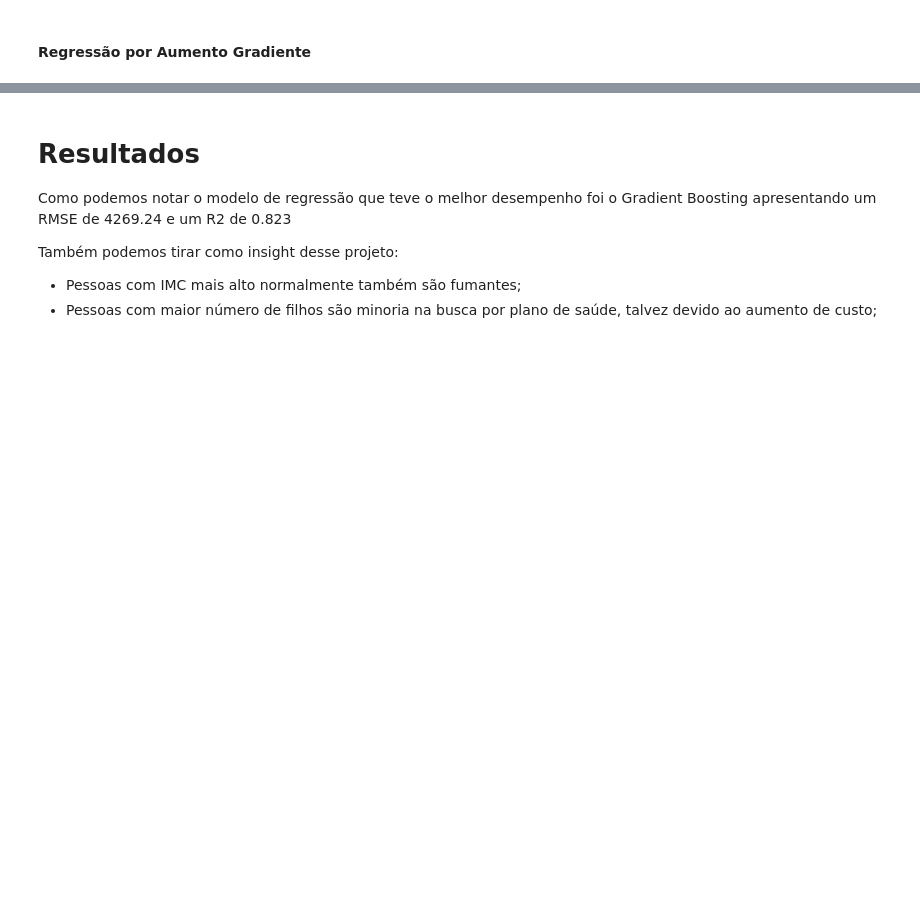
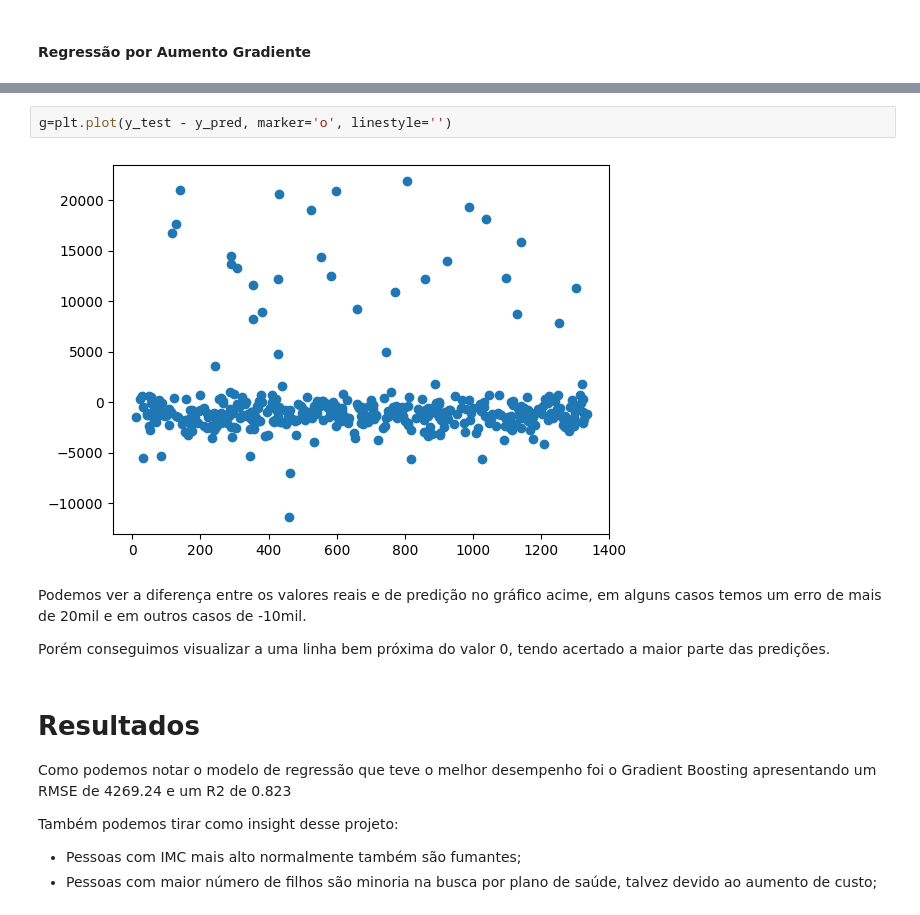
Before and after one commit to lucasfelipecdm/tech-challenge-fase-1, a Jupyter notebook: modeling/model_building_evaluation.ipynb, the cells around one changed output, grey strips where cells are left out. Saved outputs shown, nothing was run; the diff lists cells and outputs as text; blank space fills up the shorter version.

Commit message:
Adds plot of the difference between real values and predict values, also adds a dictionary to save the MAPE value - from google colab

```diff
--- a/modeling/model_building_evaluation.ipynb
+++ b/modeling/model_building_evaluation.ipynb
@@ -233,3 +239,11 @@ print(tabulate(table, headers = 'firstrow', tablefmt = 'fancy_grid'))
+# %%
+g=plt.plot(y_test - y_pred, marker='o', linestyle='')
+# %% [output]
+[figure, added]
+# %% [markdown]
+Podemos ver a diferença entre os valores reais e de predição no gráfico acime, em alguns casos temos um erro de mais de 20mil e em outros casos de -10mil.
+
+Porém conseguimos visualizar a uma linha bem próxima do valor 0, tendo acertado a maior parte das predições.
 # %% [markdown]
 # Resultados
 
```
Also changed, not shown: parts of 12 cells of this notebook.
